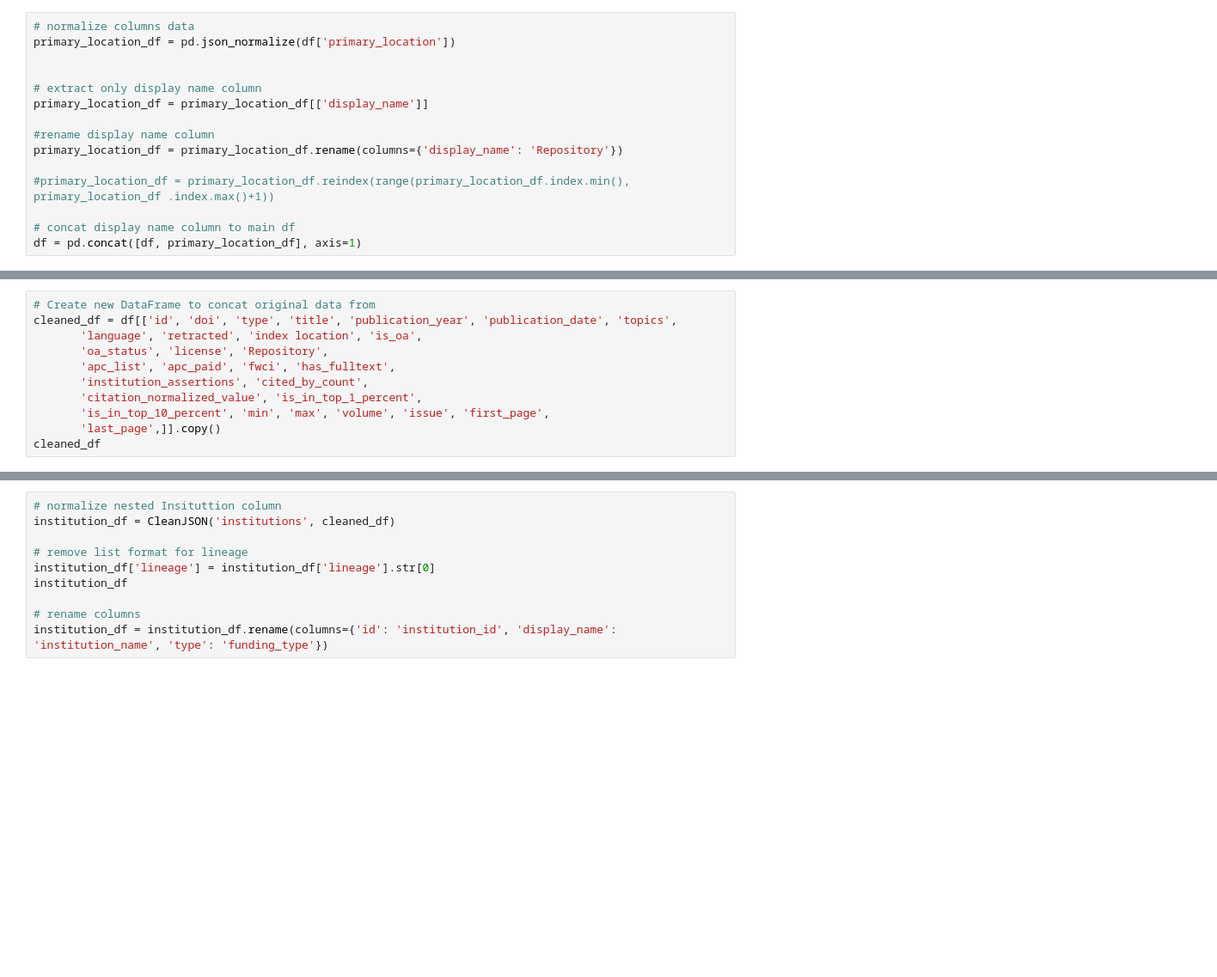
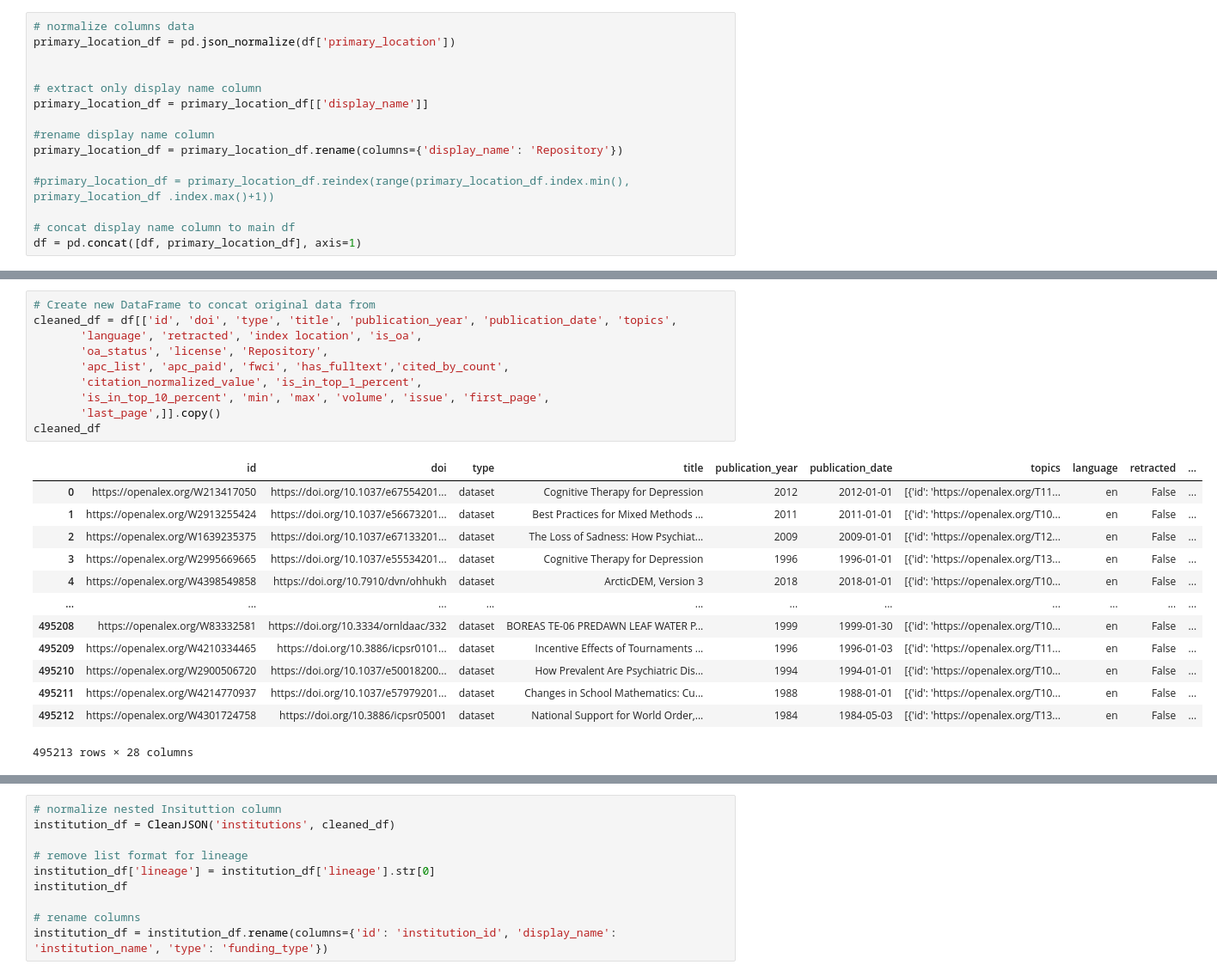
Before and after one commit to senderrr/OpenAlex, a Jupyter notebook: OpenAlex.ipynb, the cells around one changed output, grey strips where cells are left out. Shown at 86% size. Drawn from its saved outputs; the diff is of its cells as text; blank space fills up the shorter version.

Commit message:
updated dataset including citation counts

```diff
--- a/OpenAlex.ipynb
+++ b/OpenAlex.ipynb
@@ -152,14 +245,27 @@ df.columns
 # %%
 # Create new DataFrame to concat original data from
 cleaned_df = df[['id', 'doi', 'type', 'title', 'publication_year', 'publication_date', 'topics',
        'language', 'retracted', 'index location', 'is_oa',
        'oa_status', 'license', 'Repository',
-       'apc_list', 'apc_paid', 'fwci', 'has_fulltext',
-       'institution_assertions', 'cited_by_count',
+       'apc_list', 'apc_paid', 'fwci', 'has_fulltext','cited_by_count',
        'citation_normalized_value', 'is_in_top_1_percent',
        'is_in_top_10_percent', 'min', 'max', 'volume', 'issue', 'first_page',
        'last_page',]].copy()
 cleaned_df
+# %% [output]
+|  | id | doi | type | title | publication_year | publication_date | topics | language | retracted | ... |
+| 0 | https://openalex.org/W213417050 | https://doi.org/10.1037/e67554201... | dataset | Cognitive Therapy for Depression | 2012 | 2012-01-01 | [{'id': 'https://openalex.org/T11... | en | False | ... |
+| 1 | https://openalex.org/W2913255424 | https://doi.org/10.1037/e56673201... | dataset | Best Practices for Mixed Methods ... | 2011 | 2011-01-01 | [{'id': 'https://openalex.org/T10... | en | False | ... |
+| 2 | https://openalex.org/W1639235375 | https://doi.org/10.1037/e67133201... | dataset | The Loss of Sadness: How Psychiat... | 2009 | 2009-01-01 | [{'id': 'https://openalex.org/T12... | en | False | ... |
+| 3 | https://openalex.org/W2995669665 | https://doi.org/10.1037/e55534201... | dataset | Cognitive Therapy for Depression | 1996 | 1996-01-01 | [{'id': 'https://openalex.org/T13... | en | False | ... |
+| 4 | https://openalex.org/W4398549858 | https://doi.org/10.7910/dvn/ohhukh | dataset | ArcticDEM, Version 3 | 2018 | 2018-01-01 | [{'id': 'https://openalex.org/T10... | en | False | ... |
+| ... | ... | ... | ... | ... | ... | ... | ... | ... | ... | ... |
+| 495208 | https://openalex.org/W83332581 | https://doi.org/10.3334/ornldaac/332 | dataset | BOREAS TE-06 PREDAWN LEAF WATER P... | 1999 | 1999-01-30 | [{'id': 'https://openalex.org/T10... | en | False | ... |
+| 495209 | https://openalex.org/W4210334465 | https://doi.org/10.3886/icpsr0101... | dataset | Incentive Effects of Tournaments ... | 1996 | 1996-01-03 | [{'id': 'https://openalex.org/T11... | en | False | ... |
+| 495210 | https://openalex.org/W2900506720 | https://doi.org/10.1037/e50018200... | dataset | How Prevalent Are Psychiatric Dis... | 1994 | 1994-01-01 | [{'id': 'https://openalex.org/T10... | en | False | ... |
+| 495211 | https://openalex.org/W4214770937 | https://doi.org/10.1037/e57979201... | dataset | Changes in School Mathematics: Cu... | 1988 | 1988-01-01 | [{'id': 'https://openalex.org/T10... | en | False | ... |
+| 495212 | https://openalex.org/W4301724758 | https://doi.org/10.3886/icpsr05001 | dataset | National Support for World Order,... | 1984 | 1984-05-03 | [{'id': 'https://openalex.org/T13... | en | False | ... |
+495213 rows × 28 columns
 # %%
 # concat original data to unnested cleaned_df
 cleaned_df = pd.concat([authors_df, cleaned_df], axis=1)
```
Also changed, not shown: parts of 27 cells of this notebook, 1 other file.
